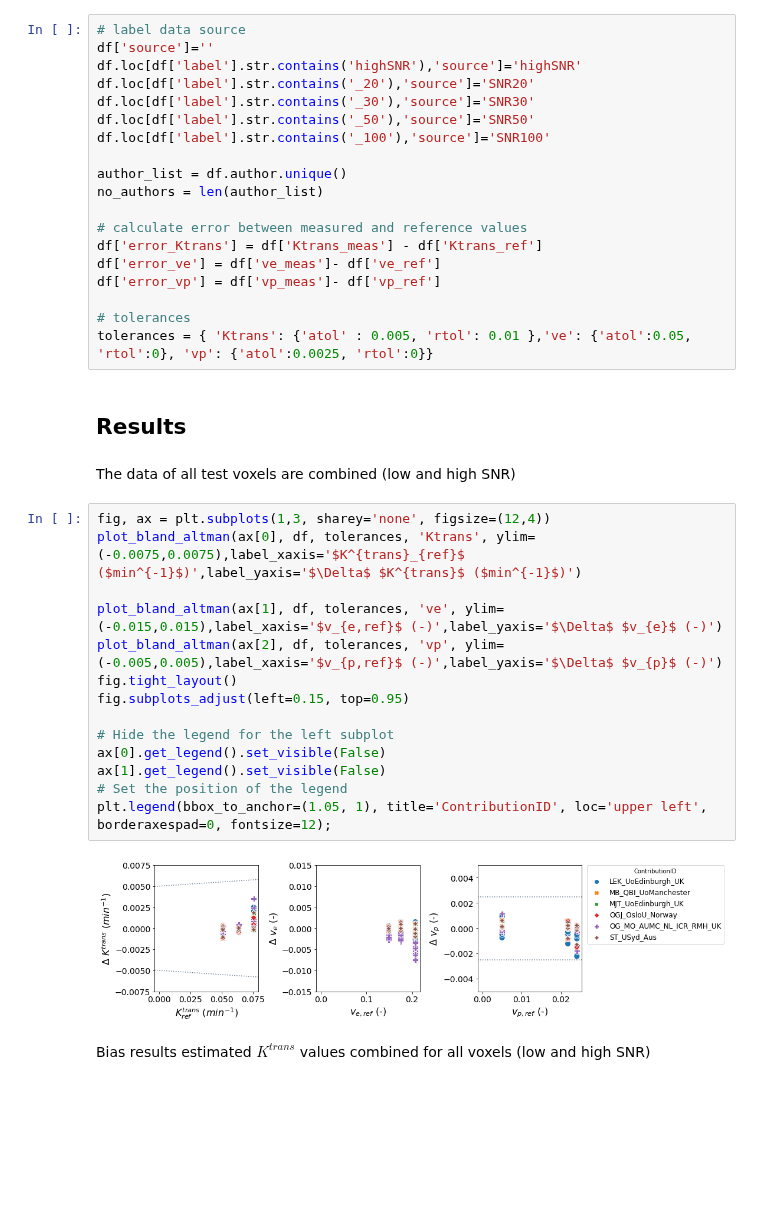
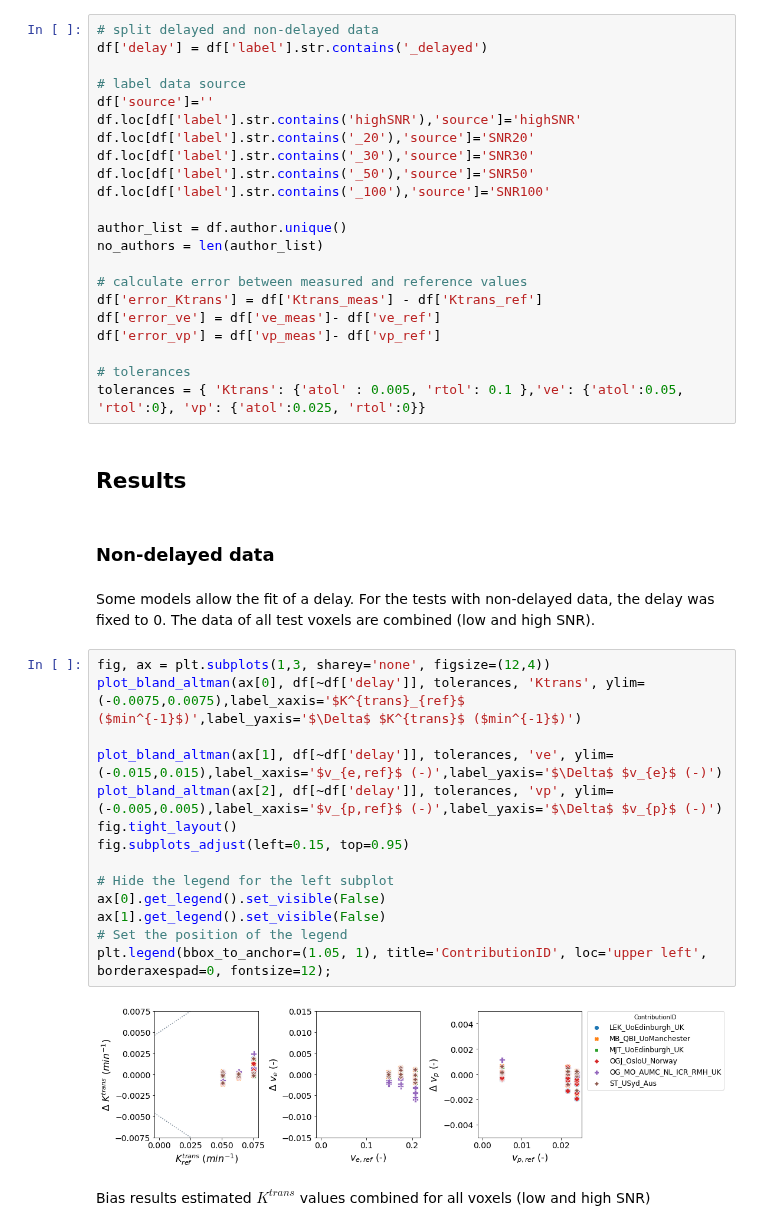
Before and after one commit to OSIPI/DCE-DSC-MRI_CodeCollection, a Jupyter notebook: notebooks/ExtendedToftsModel.ipynb, the cells around one changed output. Saved outputs shown, nothing was run; the diff lists cells and outputs as text; blank space fills up the shorter version.

```diff
--- a/notebooks/ExtendedToftsModel.ipynb
+++ b/notebooks/ExtendedToftsModel.ipynb
@@ -103,6 +104,9 @@ for entry in meta:
 # Concat all entries
 df = pd.concat(df)
 # %%
+# split delayed and non-delayed data
+df['delay'] = df['label'].str.contains('_delayed')
+
 # label data source
 df['source']=''
 df.loc[df['label'].str.contains('highSNR'),'source']='highSNR'
@@ -120,27 +124,30 @@ df['error_ve'] = df['ve_meas']- df['ve_ref']
 df['error_vp'] = df['vp_meas']- df['vp_ref']
 
 # tolerances
-tolerances = { 'Ktrans': {'atol' : 0.005, 'rtol': 0.01 },'ve': {'atol':0.05, 'rtol':0}, 'vp': {'atol':0.0025, 'rtol':0}}
+tolerances = { 'Ktrans': {'atol' : 0.005, 'rtol': 0.1 },'ve': {'atol':0.05, 'rtol':0}, 'vp': {'atol':0.025, 'rtol':0}}
 # %% [markdown]
 ## Results
+# %% [markdown]
+### Non-delayed data
 # %% [markdown]
-The data of all test voxels are combined (low and high SNR)
+Some models allow the fit of a delay. For the tests with non-delayed data, the delay was fixed to 0.
+The data of all test voxels are combined (low and high SNR).
 # %%
 fig, ax = plt.subplots(1,3, sharey='none', figsize=(12,4))
-plot_bland_altman(ax[0], df, tolerances, 'Ktrans', ylim=(-0.0075,0.0075),label_xaxis='$K^{trans}_{ref}$ ($min^{-1}$)',label_yaxis='$\Delta$ $K^{trans}$ ($min^{-1}$)')
+plot_bland_altman(ax[0], df[~df['delay']], tolerances, 'Ktrans', ylim=(-0.0075,0.0075),label_xaxis='$K^{trans}_{ref}$ ($min^{-1}$)',label_yaxis='$\Delta$ $K^{trans}$ ($min^{-1}$)')
 
-plot_bland_altman(ax[1], df, tolerances, 've', ylim=(-0.015,0.015),label_xaxis='$v_{e,ref}$ (-)',label_yaxis='$\Delta$ $v_{e}$ (-)')
-plot_bland_altman(ax[2], df, tolerances, 'vp', ylim=(-0.005,0.005),label_xaxis='$v_{p,ref}$ (-)',label_yaxis='$\Delta$ $v_{p}$ (-)')
+plot_bland_altman(ax[1], df[~df['delay']], tolerances, 've', ylim=(-0.015,0.015),label_xaxis='$v_{e,ref}$ (-)',label_yaxis='$\Delta$ $v_{e}$ (-)')
+plot_bland_altman(ax[2], df[~df['delay']], tolerances, 'vp', ylim=(-0.005,0.005),label_xaxis='$v_{p,ref}$ (-)',label_yaxis='$\Delta$ $v_{p}$ (-)')
 fig.tight_layout()
 fig.subplots_adjust(left=0.15, top=0.95)
 
 # Hide the legend for the left subplot
 ax[0].get_legend().set_visible(False)
 ax[1].get_legend().set_visible(False)
 # Set the position of the legend
 plt.legend(bbox_to_anchor=(1.05, 1), title='ContributionID', loc='upper left', borderaxespad=0, fontsize=12);
 # %% [output]
-[figure, old version]
+[figure, new version]
 # %% [markdown]
 Bias results estimated $K^{trans}$ values combined for all voxels (low and high SNR)
 # %%
```
Also changed, not shown: parts of 12 cells of this notebook, 7 other files.
